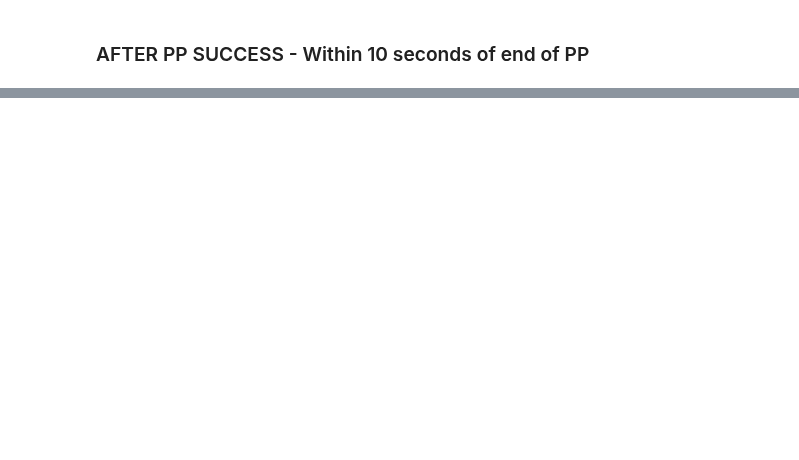
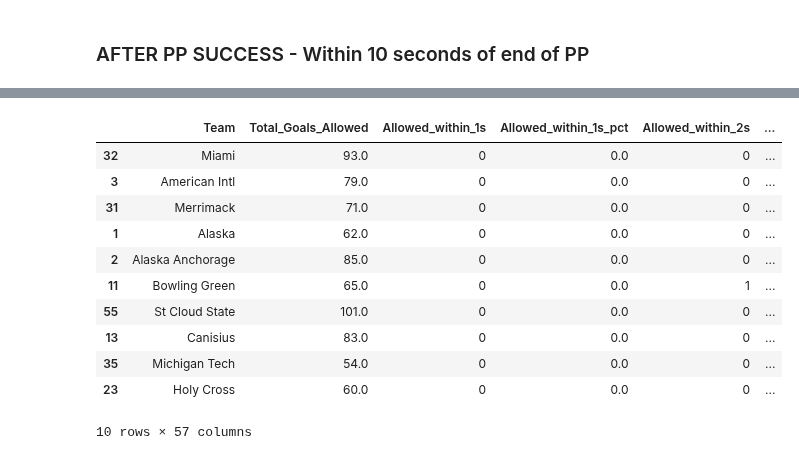
Before and after one commit to JSmith1826/college_hockey_2425, a Jupyter notebook: workbook/Play_by_Play_Explorer.ipynb, the cells around one changed output, grey strips where cells are left out. Cells and saved outputs as stored; diff of their text form; code cells hidden in the pictures; blank space fills up the shorter version.

```diff
--- a/workbook/Play_by_Play_Explorer.ipynb
+++ b/workbook/Play_by_Play_Explorer.ipynb
@@ -278,0 +517,19 @@ face_off_goal_success.head(10)
+# %%
+## Merge the Scored and allowed datasets into a single final table
+# Merge the scored and allowed DataFrames
+post_power_play_success = teams_goal_pp_allowed.merge(teams_goal_pp, on='Team', how='left')
+# Check the data
+post_power_play_success.sample(10)
+# %% [output]
+|  | Team | Total_Goals_Allowed | Allowed_within_1s | Allowed_within_1s_pct | Allowed_within_2s | ... |
+| 32 | Miami | 93.0 | 0 | 0.0 | 0 | ... |
+| 3 | American Intl | 79.0 | 0 | 0.0 | 0 | ... |
+| 31 | Merrimack | 71.0 | 0 | 0.0 | 0 | ... |
+| 1 | Alaska | 62.0 | 0 | 0.0 | 0 | ... |
+| 2 | Alaska Anchorage | 85.0 | 0 | 0.0 | 0 | ... |
+| 11 | Bowling Green | 65.0 | 0 | 0.0 | 1 | ... |
+| 55 | St Cloud State | 101.0 | 0 | 0.0 | 0 | ... |
+| 13 | Canisius | 83.0 | 0 | 0.0 | 0 | ... |
+| 35 | Michigan Tech | 54.0 | 0 | 0.0 | 0 | ... |
+| 23 | Holy Cross | 60.0 | 0 | 0.0 | 0 | ... |
+10 rows × 57 columns
```
Also changed, not shown: parts of 13 cells of this notebook, 1 other file.
